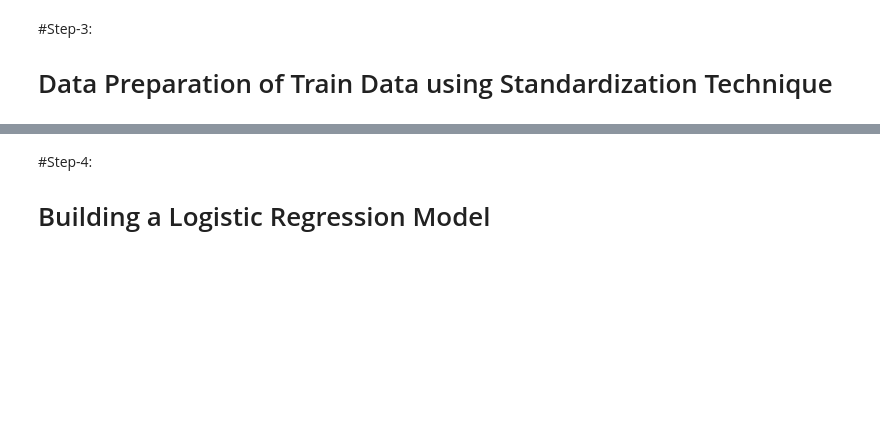
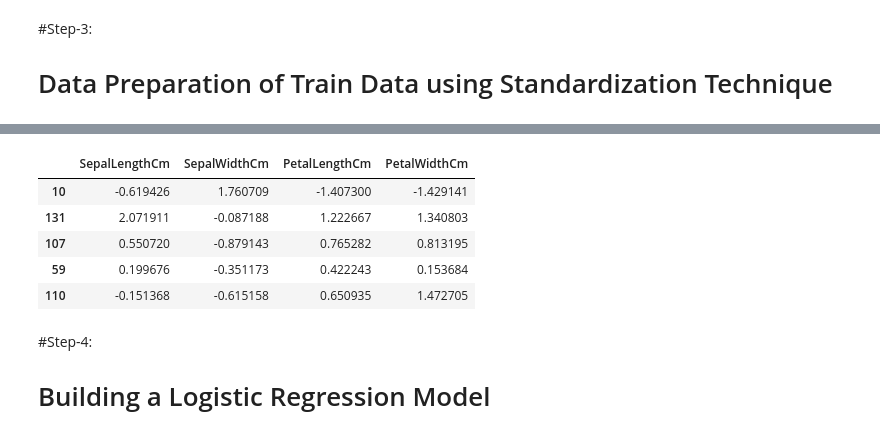
Before and after one commit to GadeMounika8/ML_model_building_on_datasets, a Jupyter notebook: Model_Building_on_Iris_Dataset.ipynb, the cells around one changed output, grey strips where cells are left out. Cells and saved outputs as stored; diff of their text form; code cells hidden in the pictures; blank space fills up the shorter version.

```diff
--- a/Model_Building_on_Iris_Dataset.ipynb
+++ b/Model_Building_on_Iris_Dataset.ipynb
@@ -84,7 +84,7 @@ print(X_test.shape, y_test.shape)
 from sklearn.preprocessing import StandardScaler
 StandardScaler_object = StandardScaler()
 # %%
-X_Train_Transformed = StandardScaler_object.fit_transform(X_train)
+X_Train_Transformed = pd.DataFrame(StandardScaler_object.fit_transform(X_train), columns = X_train.columns, index = X_train.index)
 # %%
 print(X_Train_Transformed.shape)
 # %% [output]
@@ -92,3 +92,12 @@ print(X_Train_Transformed.shape)
+# %%
+X_Train_Transformed.head()
+# %% [output]
+|  | SepalLengthCm | SepalWidthCm | PetalLengthCm | PetalWidthCm |
+| 10 | -0.619426 | 1.760709 | -1.407300 | -1.429141 |
+| 131 | 2.071911 | -0.087188 | 1.222667 | 1.340803 |
+| 107 | 0.550720 | -0.879143 | 0.765282 | 0.813195 |
+| 59 | 0.199676 | -0.351173 | 0.422243 | 0.153684 |
+| 110 | -0.151368 | -0.615158 | 0.650935 | 1.472705 |
 # %% [markdown]
 #Step-4:
   # Building a Logistic Regression Model
```
Also changed, not shown: parts of 28 cells of this notebook.
